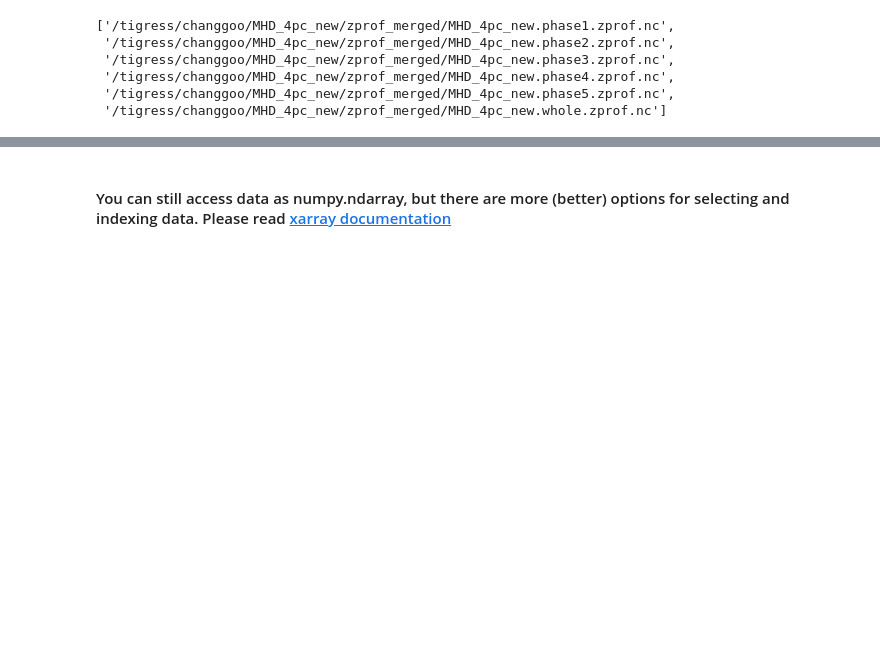
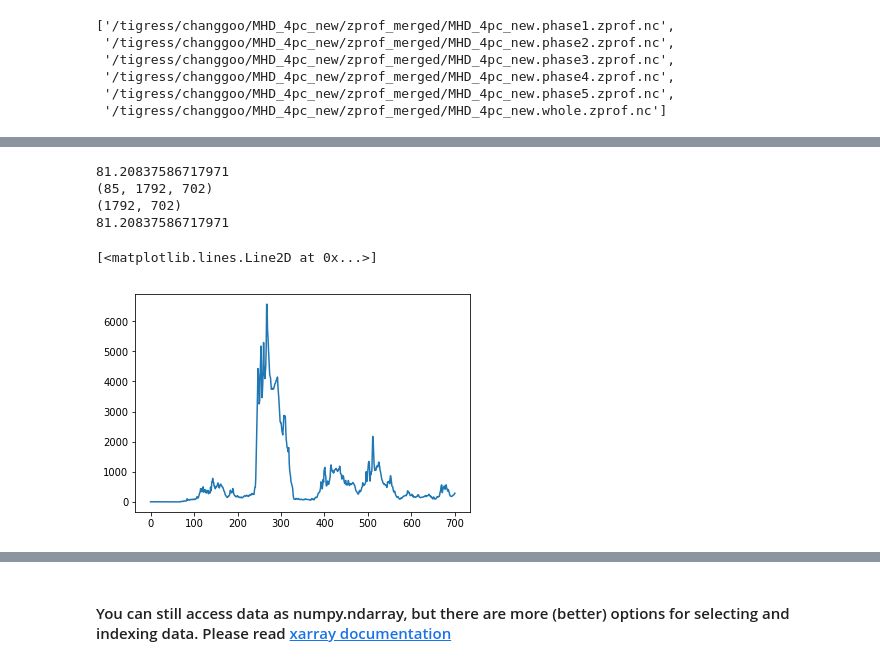
Before and after one commit to changgoo/pyathena, a Jupyter notebook: notebook/zprof_analysis.ipynb, the cells around one changed output, grey strips where cells are left out. Saved outputs shown, nothing was run; the diff lists cells and outputs as text; code cells hidden in the pictures; blank space fills up the shorter version.

```diff
--- a/notebook/zprof_analysis.ipynb
+++ b/notebook/zprof_analysis.ipynb
@@ -110,0 +182,19 @@ print np.array(data.sel(fields='d')).shape
+# %%
+# If you prefer, you can convert the data into a 3D numpy array, with indices [field,z,t]
+data_arr=np.array(data)
+print data_arr[26,300,100]
+# You can also operate on it as a numpy array
+print np.array(data).shape
+# or select one field and convert it into 2D numpy array: values of specific field for all [z,t]
+print np.array(data.sel(fields='d')).shape
+print np.array(data.sel(fields='d'))[300,100]
+d_z300=np.array(data.sel(fields='d'))[300,:]
+#This is the values of (integrated) density at location z[300]=-2382. over all time
+plt.plot(data.coords['taxis'],d_z300)
+# %% [output]
+81.20837586717971
+(85, 1792, 702)
+(1792, 702)
+81.20837586717971
+[<matplotlib.lines.Line2D at 0x...>]
+[figure, added]
```
Also changed, not shown: parts of 67 cells of this notebook.
